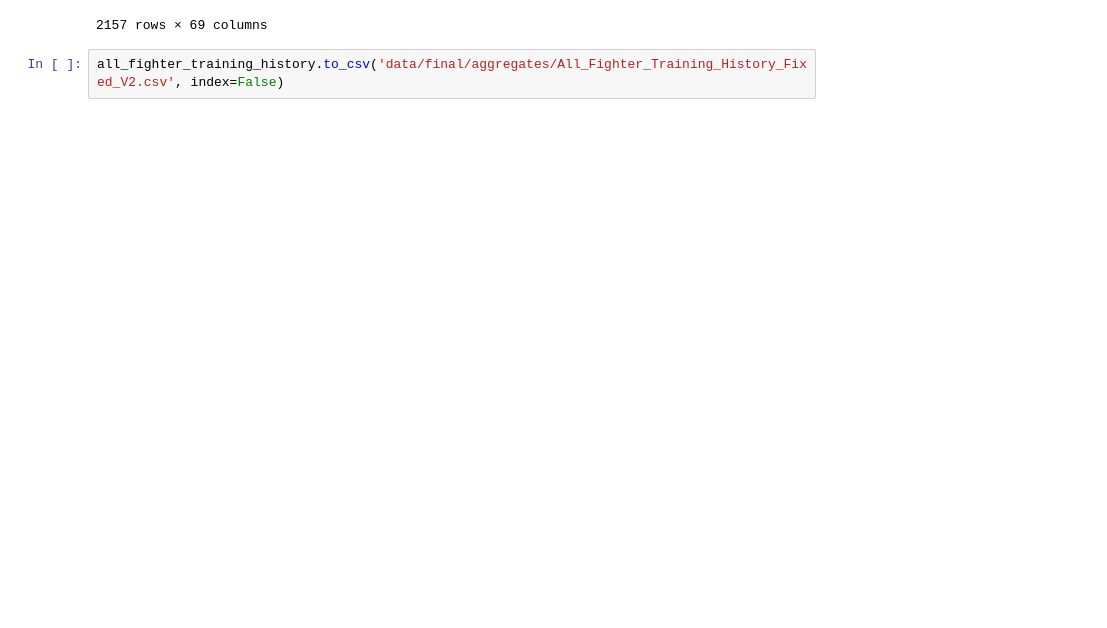
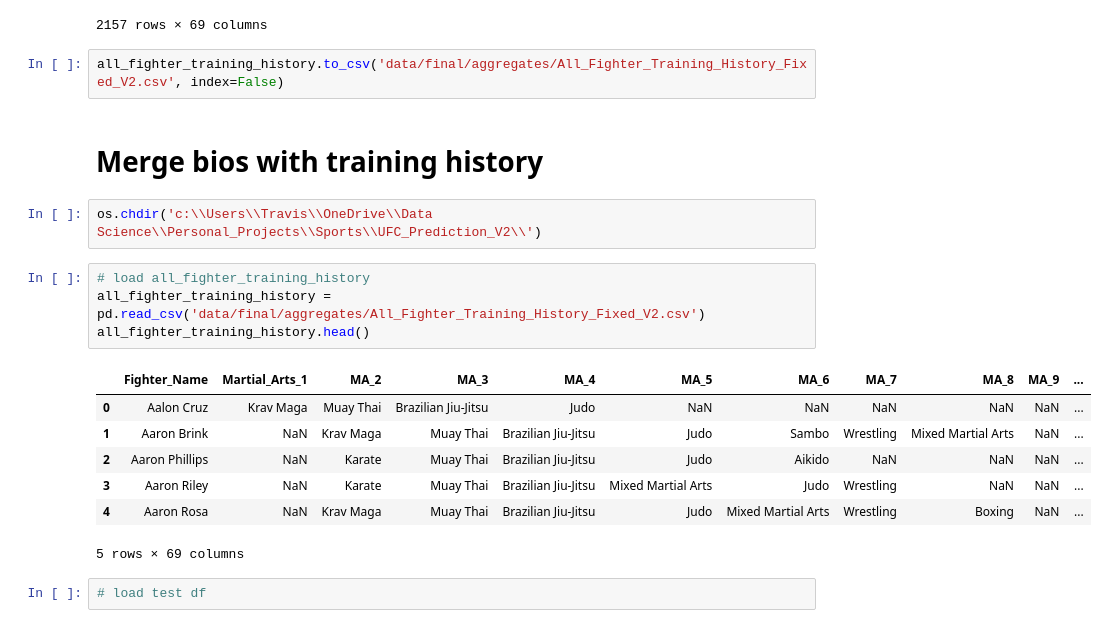
Before and after one commit to tmcroyce/UFC_Prediction_V2.1, a Jupyter notebook: V2_Newer_Notebooks/openAI.ipynb, the cells around one changed output. Cells and saved outputs as stored; diff of their text form; blank space fills up the shorter version.

```diff
--- a/V2_Newer_Notebooks/openAI.ipynb
+++ b/V2_Newer_Notebooks/openAI.ipynb
@@ -422,3 +426,21 @@ all_fighter_training_history
 2157 rows × 69 columns
 # %%
 all_fighter_training_history.to_csv('data/final/aggregates/All_Fighter_Training_History_Fixed_V2.csv', index=False)
+# %% [markdown]
+# Merge bios with training history
+# %%
+os.chdir('c:\\Users\\Travis\\OneDrive\\Data Science\\Personal_Projects\\Sports\\UFC_Prediction_V2\\')
+# %%
+# load all_fighter_training_history
+all_fighter_training_history = pd.read_csv('data/final/aggregates/All_Fighter_Training_History_Fixed_V2.csv')
+all_fighter_training_history.head()
+# %% [output]
+|  | Fighter_Name | Martial_Arts_1 | MA_2 | MA_3 | MA_4 | MA_5 | MA_6 | MA_7 | MA_8 | MA_9 | ... |
+| 0 | Aalon Cruz | Krav Maga | Muay Thai | Brazilian Jiu-Jitsu | Judo | NaN | NaN | NaN | NaN | NaN | ... |
+| 1 | Aaron Brink | NaN | Krav Maga | Muay Thai | Brazilian Jiu-Jitsu | Judo | Sambo | Wrestling | Mixed Martial Arts | NaN | ... |
+| 2 | Aaron Phillips | NaN | Karate | Muay Thai | Brazilian Jiu-Jitsu | Judo | Aikido | NaN | NaN | NaN | ... |
+| 3 | Aaron Riley | NaN | Karate | Muay Thai | Brazilian Jiu-Jitsu | Mixed Martial Arts | Judo | Wrestling | NaN | NaN | ... |
+| 4 | Aaron Rosa | NaN | Krav Maga | Muay Thai | Brazilian Jiu-Jitsu | Judo | Mixed Martial Arts | Wrestling | Boxing | NaN | ... |
+5 rows × 69 columns
+# %%
+# load test df
```
Also changed, not shown: parts of 1 cell of this notebook, 1 other file.
